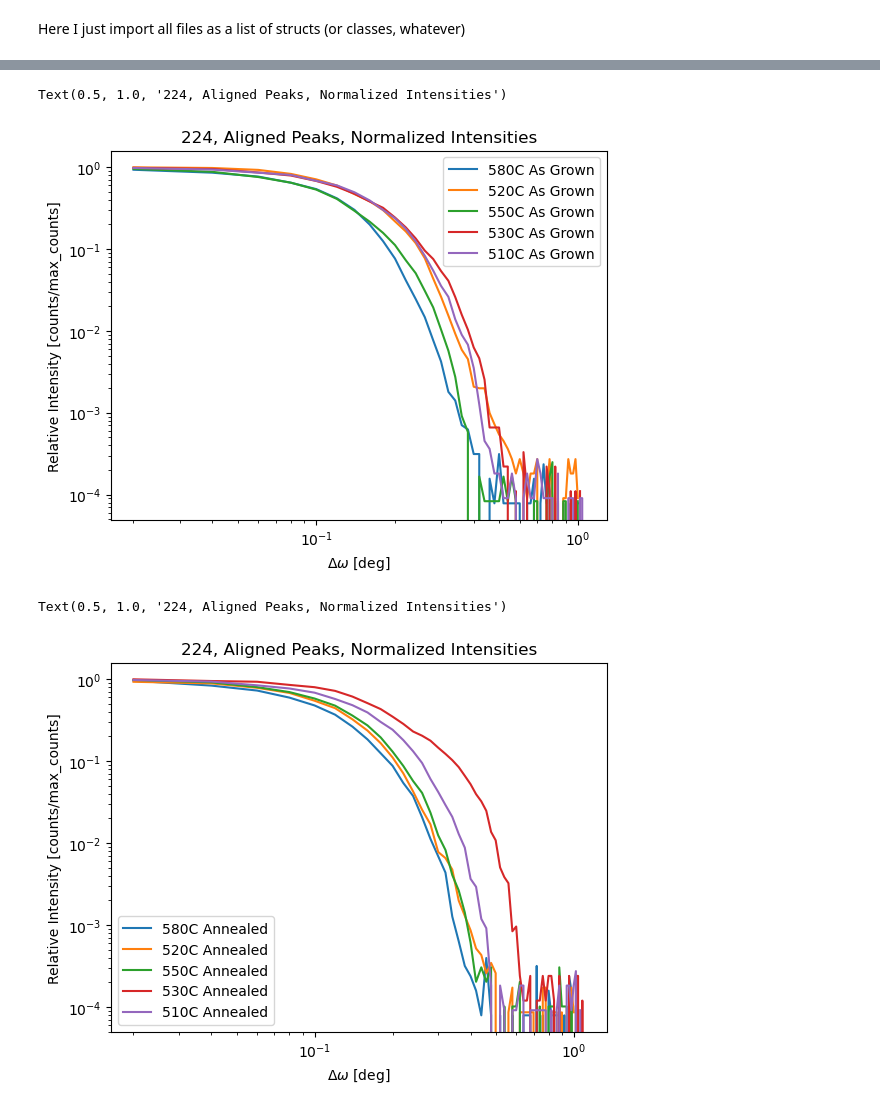
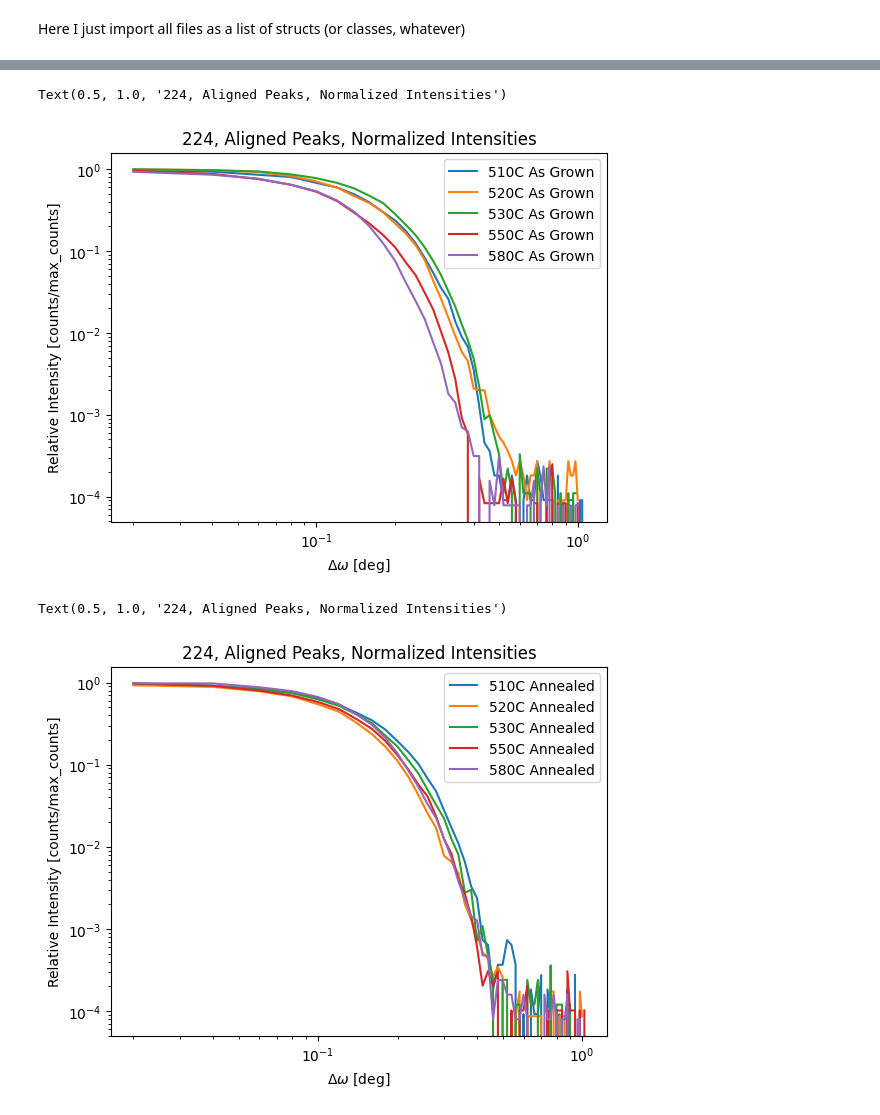
Before and after one commit to RiccardoCiviero/Thesis_XRD, a Jupyter notebook: extract_and_fit.ipynb, the cells around one changed output, grey strips where cells are left out. Cells and saved outputs as stored; diff of their text form; code cells hidden in the pictures.

```diff
--- a/extract_and_fit.ipynb
+++ b/extract_and_fit.ipynb
@@ -57,6 +57,10 @@ for fileID in os.listdir(projections_path):
     temp.omega, _, _, _, _, _, _, _, _, temp.intensity = np.genfromtxt(file, dtype=float, skip_header=7, unpack=True)
 
     scans.append(temp)
+
+
+dictionary = {"11352" : "580C", "11354" : "520C", "11358" : "530C", "11355" : "550C","11371" : "510C"}
+scans.sort(key=lambda x: dictionary[x.ID])
 # %%
 def shift_peak(scan):
     peak_el = scan.intensity.argmax()
@@ -68,6 +72,14 @@ def normalize_intensity(scan):
     intensity_max = scan.intensity.max()
     scan.intensity = scan.intensity/intensity_max
     return scan
+
+for scan in scans:
+    if scan.ID == "11358":  # ID for 530C
+        peak_el = scan.intensity.argmax()
+        delta_omega = scan.omega - scan.omega[peak_el]
+        scan.omega = delta_omega
+        scan.omega = - scan.omega
+        break
 # %%
 import matplotlib.pyplot as plt
 from copy import deepcopy
@@ -120,9 +121,6 @@ for scan in scans:
         t = deepcopy(scan)
         t = shift_peak(t)
         t = normalize_intensity(t)
-        if t.ID == "11352":
-            popt, pcov = fit()
-        plt.loglog(t.omega[t.omega>0], )
         plt.loglog(t.omega[t.omega>0], (t.intensity[t.omega> 0]), label = dictionary[t.ID] + (" Annealed" if t.annealed else " As Grown"))
 plt.legend()
 plt.xlabel(r"$\Delta\omega$ [deg]")
@@ -130,18 +128,21 @@ plt.ylabel("Relative Intensity [counts/max_counts]")
 plt.title("224, Aligned Peaks, Normalized Intensities")
 # %% [output]
 Text(0.5, 1.0, '224, Aligned Peaks, Normalized Intensities')
-[figure, old version]
+[figure, new version]
 # %%
 for scan in scans:
     if scan.reflection == "224" and scan.annealed:
         t = deepcopy(scan)
         t = shift_peak(t)
         t = normalize_intensity(t)
+        if scan.ID == "11358": t.omega = -t.omega
+        if scan.ID == "11371": t.omega = -t.omega
+        if scan.ID == "11352": t.omega = -t.omega
         plt.loglog(t.omega[t.omega>0], (t.intensity[t.omega> 0]), label = dictionary[t.ID] + (" Annealed" if t.annealed else " As Grown"))
 plt.legend()
 plt.xlabel(r"$\Delta\omega$ [deg]")
 plt.ylabel("Relative Intensity [counts/max_counts]")
 plt.title("224, Aligned Peaks, Normalized Intensities")
 # %% [output]
 Text(0.5, 1.0, '224, Aligned Peaks, Normalized Intensities')
-[figure, old version]
+[figure, new version]
```
Also changed, not shown: parts of 7 cells of this notebook.
